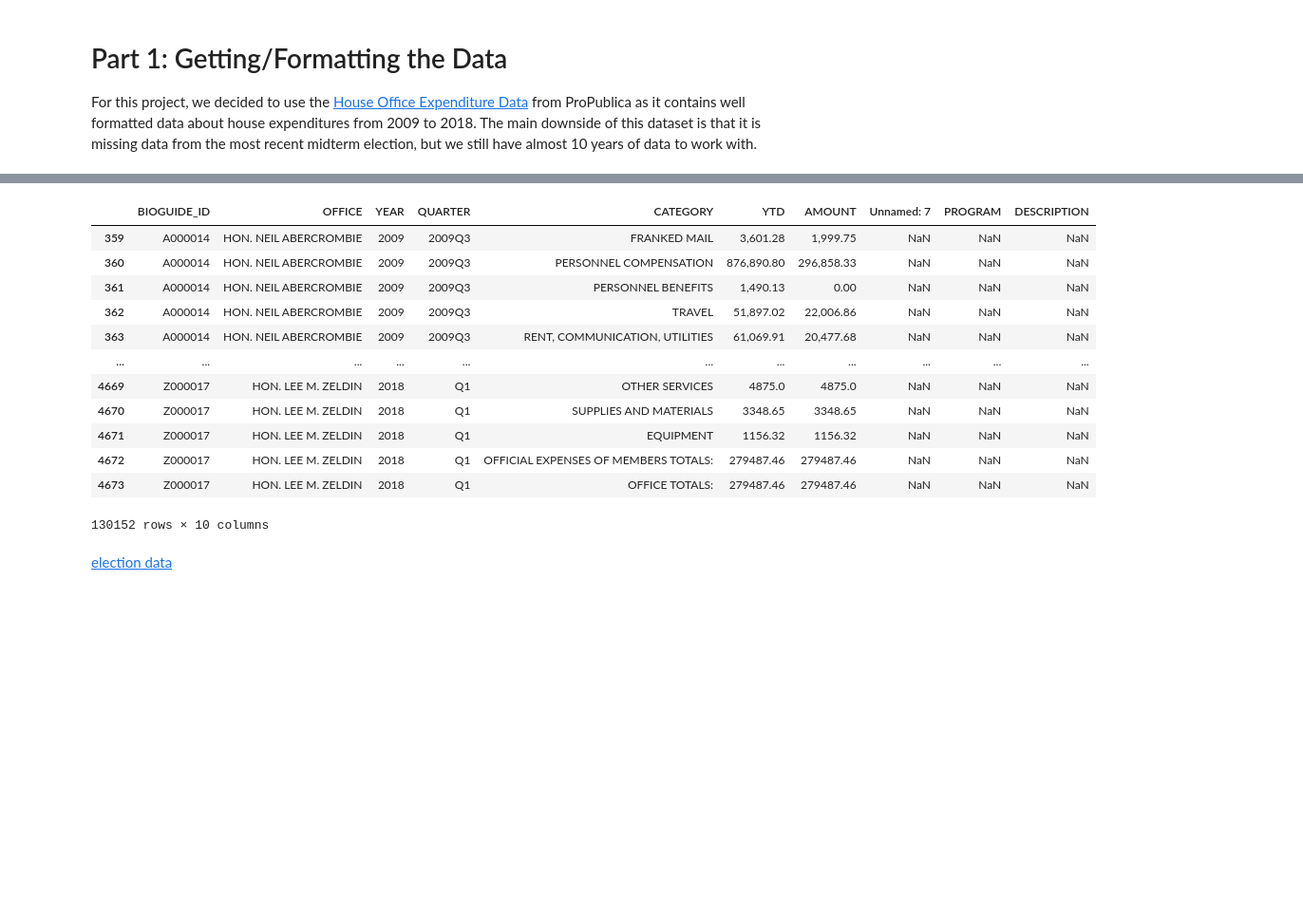
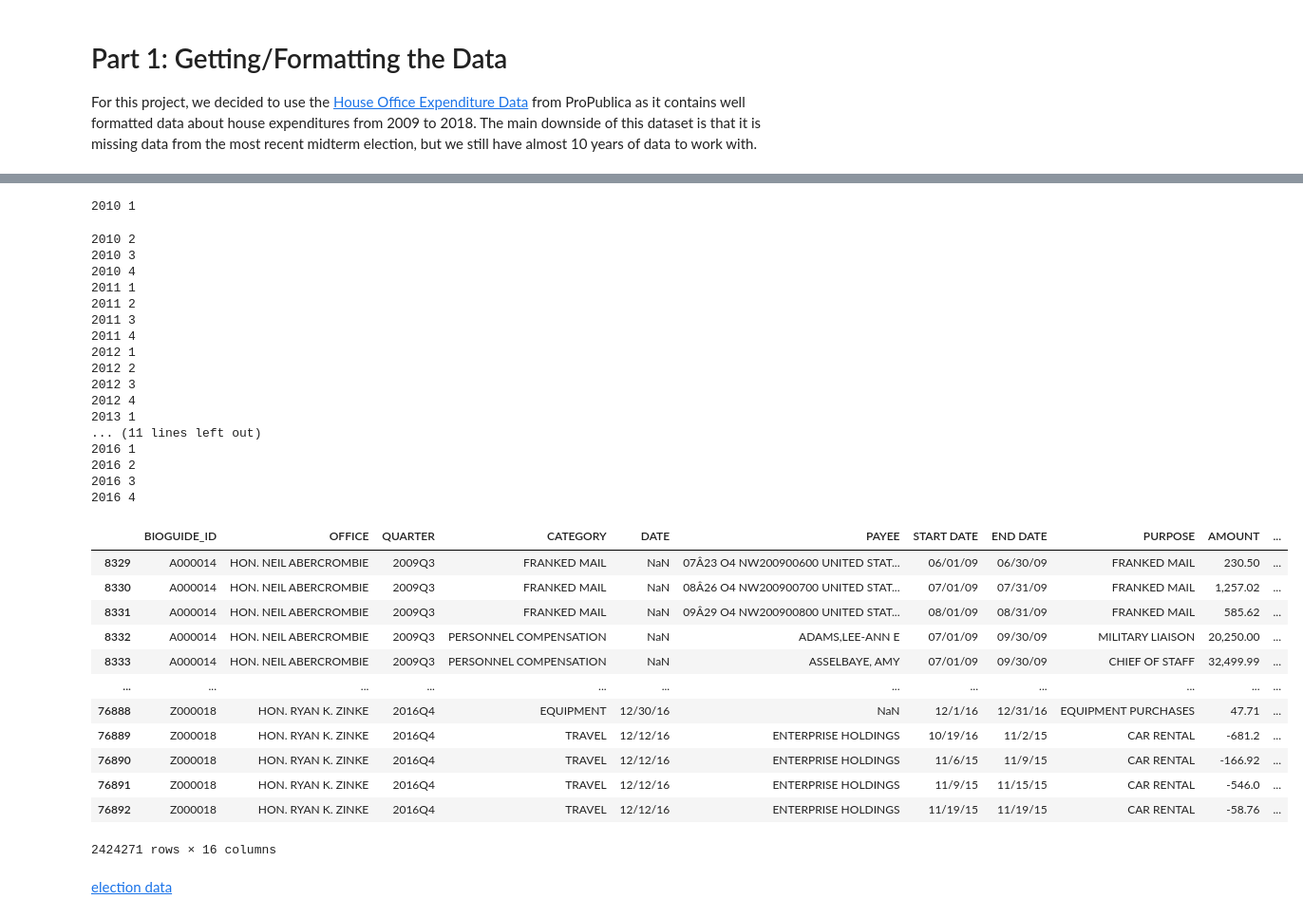
Before and after one commit to AndrewTrackim/cmsc320-final, a Jupyter notebook: final_tutorial.ipynb, the cells around one changed output, grey strips where cells are left out. Shown at 95% size. Saved outputs shown, nothing was run; the diff lists cells and outputs as text; code cells hidden in the pictures; blank space fills up the shorter version.

```diff
--- a/final_tutorial.ipynb
+++ b/final_tutorial.ipynb
@@ -9,37 +24,60 @@ For this project, we decided to use the [House Office Expenditure Data](https://
 # %%
 import pandas as pd
 # just finna test with one of the files to see what happens
 frames = []
 #manually add stuff for 2009 since only Q3 and Q4 are present
-frames.append(pd.read_csv('house-expenditure/2009Q3-house-disburse-summary.csv').dropna(subset = ['BIOGUIDE_ID']))
-frames.append(pd.read_csv('house-expenditure/2009Q4-house-disburse-summary.csv').dropna(subset = ['BIOGUIDE_ID']))
+frames.append(pd.read_csv('house-expenditure/2009Q3-house-disburse-detail.csv').dropna(subset = ['BIOGUIDE_ID']))
+frames.append(pd.read_csv('house-expenditure/2009Q4-house-disburse-detail.csv').dropna(subset = ['BIOGUIDE_ID']))
 
 
 #automate the dataframes from 2010 to 2017
-for i in range(2010, 2018):
+for i in range(2010, 2017):
     for j in range(1, 5):
-        df = pd.read_csv('house-expenditure/' + str(i) + 'Q' + str(j) +'-house-disburse-summary.csv')
-        frames.append(df.dropna(subset = ['BIOGUIDE_ID']))
+        print (i, j)
+        try:
+            df = pd.read_csv('house-expenditure/' + str(i) + 'Q' + str(j) +'-house-disburse-detail.csv')
+            frames.append(df.dropna(subset = ['BIOGUIDE_ID']))
+        except:
+            print ('file unfortunate')
+
 
 # manually add stuff for 2018 since only Q1 is present
-frames.append(pd.read_csv('house-expenditure/2018Q1-house-disburse-summary.csv').dropna(subset = ['BIOGUIDE_ID']))
+#frames.append(pd.read_csv('house-expenditure/2018Q1-house-disburse-detail.csv').dropna(subset = ['BIOGUIDE_ID']))
 
 house_data = pd.concat(frames)
 house_data
 # %% [output]
+2010 1
+2010 2
+2010 3
+2010 4
+2011 1
+2011 2
+2011 3
+2011 4
+2012 1
+2012 2
+2012 3
+2012 4
+2013 1
+... (11 lines left out)
+2016 1
+2016 2
+2016 3
+2016 4
-|  | BIOGUIDE_ID | OFFICE | YEAR | QUARTER | CATEGORY | YTD | AMOUNT | Unnamed: 7 | PROGRAM | DESCRIPTION |
-| 359 | A000014 | HON. NEIL ABERCROMBIE | 2009 | 2009Q3 | FRANKED MAIL | 3,601.28 | 1,999.75 | NaN | NaN | NaN |
-| 360 | A000014 | HON. NEIL ABERCROMBIE | 2009 | 2009Q3 | PERSONNEL COMPENSATION | 876,890.80 | 296,858.33 | NaN | NaN | NaN |
-| 361 | A000014 | HON. NEIL ABERCROMBIE | 2009 | 2009Q3 | PERSONNEL BENEFITS | 1,490.13 | 0.00 | NaN | NaN | NaN |
-| 362 | A000014 | HON. NEIL ABERCROMBIE | 2009 | 2009Q3 | TRAVEL | 51,897.02 | 22,006.86 | NaN | NaN | NaN |
-| 363 | A000014 | HON. NEIL ABERCROMBIE | 2009 | 2009Q3 | RENT, COMMUNICATION, UTILITIES | 61,069.91 | 20,477.68 | NaN | NaN | NaN |
-| ... | ... | ... | ... | ... | ... | ... | ... | ... | ... | ... |
-| 4669 | Z000017 | HON. LEE M. ZELDIN | 2018 | Q1 | OTHER SERVICES | 4875.0 | 4875.0 | NaN | NaN | NaN |
-| 4670 | Z000017 | HON. LEE M. ZELDIN | 2018 | Q1 | SUPPLIES AND MATERIALS | 3348.65 | 3348.65 | NaN | NaN | NaN |
-| 4671 | Z000017 | HON. LEE M. ZELDIN | 2018 | Q1 | EQUIPMENT | 1156.32 | 1156.32 | NaN | NaN | NaN |
-| 4672 | Z000017 | HON. LEE M. ZELDIN | 2018 | Q1 | OFFICIAL EXPENSES OF MEMBERS TOTALS: | 279487.46 | 279487.46 | NaN | NaN | NaN |
-| 4673 | Z000017 | HON. LEE M. ZELDIN | 2018 | Q1 | OFFICE TOTALS: | 279487.46 | 279487.46 | NaN | NaN | NaN |
+|  | BIOGUIDE_ID | OFFICE | QUARTER | CATEGORY | DATE | PAYEE | START DATE | END DATE | PURPOSE | AMOUNT | ... |
+| 8329 | A000014 | HON. NEIL ABERCROMBIE | 2009Q3 | FRANKED MAIL | NaN | 07Â­23 O4 NW200900600 UNITED STAT... | 06/01/09 | 06/30/09 | FRANKED MAIL | 230.50 | ... |
+| 8330 | A000014 | HON. NEIL ABERCROMBIE | 2009Q3 | FRANKED MAIL | NaN | 08Â­26 O4 NW200900700 UNITED STAT... | 07/01/09 | 07/31/09 | FRANKED MAIL | 1,257.02 | ... |
+| 8331 | A000014 | HON. NEIL ABERCROMBIE | 2009Q3 | FRANKED MAIL | NaN | 09Â­29 O4 NW200900800 UNITED STAT... | 08/01/09 | 08/31/09 | FRANKED MAIL | 585.62 | ... |
+| 8332 | A000014 | HON. NEIL ABERCROMBIE | 2009Q3 | PERSONNEL COMPENSATION | NaN | ADAMS,LEE-ANN E | 07/01/09 | 09/30/09 | MILITARY LIAISON | 20,250.00 | ... |
+| 8333 | A000014 | HON. NEIL ABERCROMBIE | 2009Q3 | PERSONNEL COMPENSATION | NaN | ASSELBAYE, AMY | 07/01/09 | 09/30/09 | CHIEF OF STAFF | 32,499.99 | ... |
+| ... | ... | ... | ... | ... | ... | ... | ... | ... | ... | ... | ... |
+| 76888 | Z000018 | HON. RYAN K. ZINKE | 2016Q4 | EQUIPMENT | 12/30/16 | NaN | 12/1/16 | 12/31/16 | EQUIPMENT PURCHASES | 47.71 | ... |
+| 76889 | Z000018 | HON. RYAN K. ZINKE | 2016Q4 | TRAVEL | 12/12/16 | ENTERPRISE HOLDINGS | 10/19/16 | 11/2/15 | CAR RENTAL | -681.2 | ... |
+| 76890 | Z000018 | HON. RYAN K. ZINKE | 2016Q4 | TRAVEL | 12/12/16 | ENTERPRISE HOLDINGS | 11/6/15 | 11/9/15 | CAR RENTAL | -166.92 | ... |
+| 76891 | Z000018 | HON. RYAN K. ZINKE | 2016Q4 | TRAVEL | 12/12/16 | ENTERPRISE HOLDINGS | 11/9/15 | 11/15/15 | CAR RENTAL | -546.0 | ... |
+| 76892 | Z000018 | HON. RYAN K. ZINKE | 2016Q4 | TRAVEL | 12/12/16 | ENTERPRISE HOLDINGS | 11/19/15 | 11/19/15 | CAR RENTAL | -58.76 | ... |
-130152 rows × 10 columns
+2424271 rows × 16 columns
 # %% [markdown]
 [election data](https://dataverse.harvard.edu/dataset.xhtml?persistentId=doi:10.7910/DVN/IG0UN2)
 # %%
```
Also changed, not shown: parts of 8 cells of this notebook, 1 other file.
